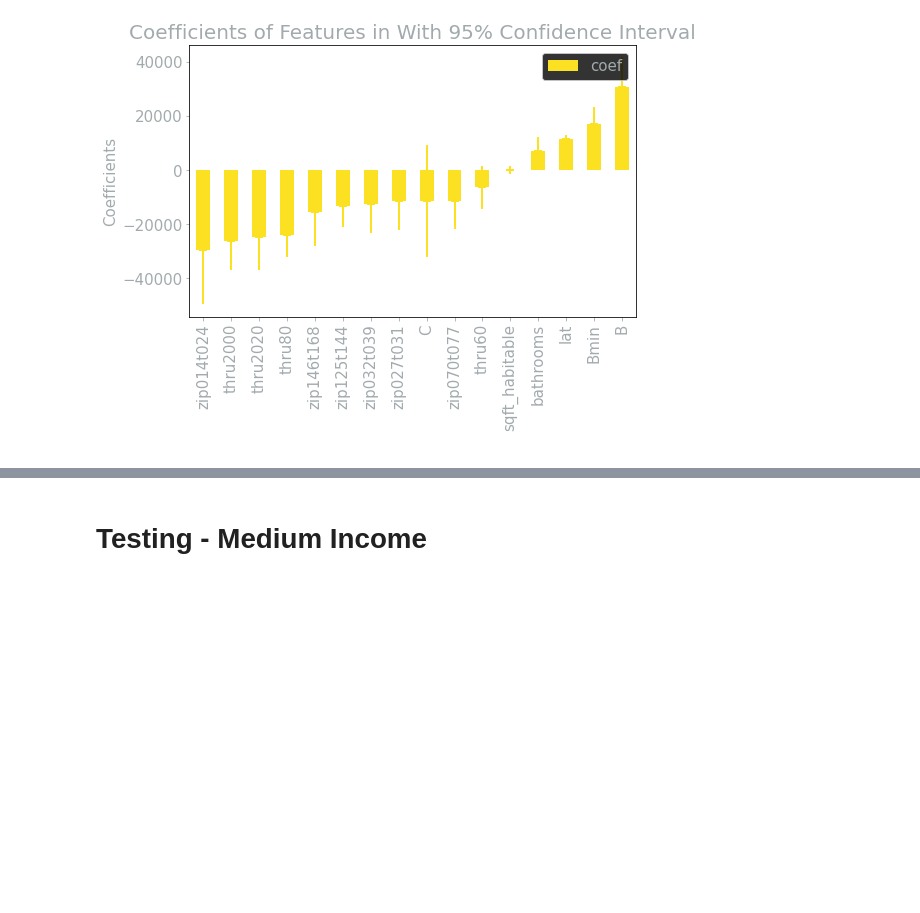
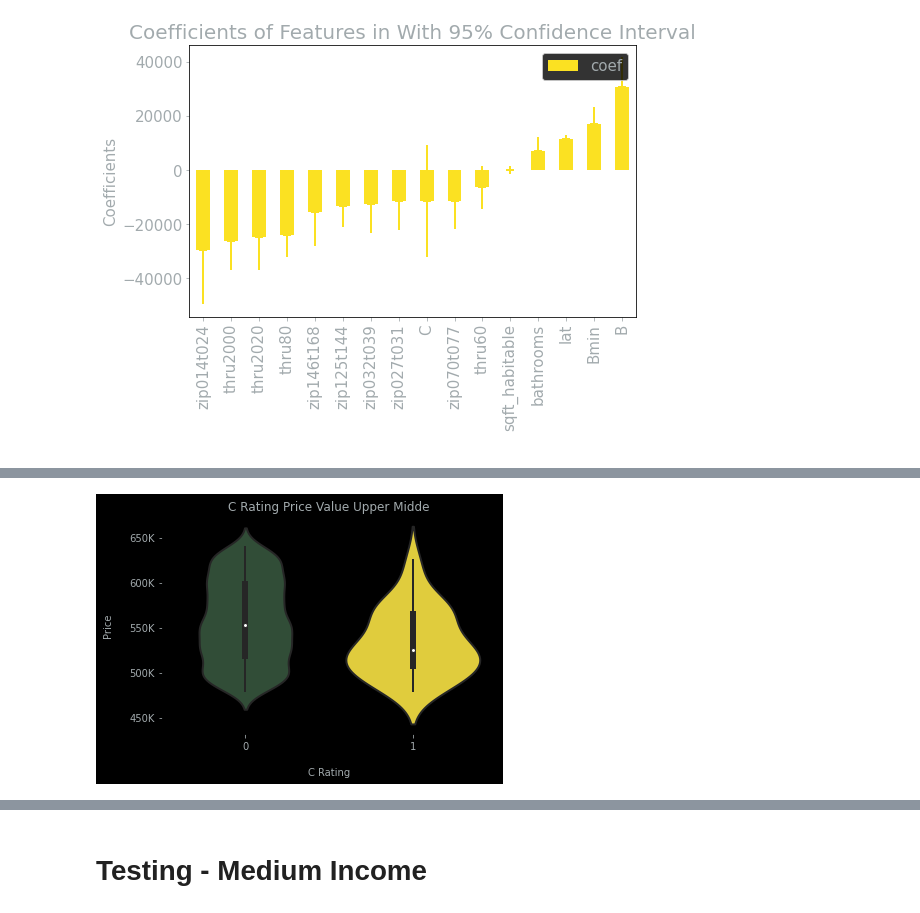
Before and after one commit to BlueViper8907/King-County-Housing-Regression, a Jupyter notebook: finalising_OSEMN.ipynb, the cells around one changed output, grey strips where cells are left out. Drawn from its saved outputs; the diff is of its cells as text; code cells hidden in the pictures; blank space fills up the shorter version.

```diff
--- a/finalising_OSEMN.ipynb
+++ b/finalising_OSEMN.ipynb
@@ -962,0 +1017,10 @@ plotcoef(uppmid_model)
+# %%
+sns.violinplot(data=upper_med_data, x='C',y='price',palette=['#2C5234', '#FBE122'])
+plt.xlabel('C Rating',labelpad=16)
+plt.ylabel('Price',labelpad=16)
+plt.title("C Rating Price Value Upper Midde")
+ax = plt.gca()
+ax.yaxis.set_major_formatter(ticker.FuncFormatter(reformat_large_ticker_values));
+plt.show()
+# %% [output]
+[figure, added]
```
Also changed, not shown: parts of 21 cells of this notebook, 2 other files.
